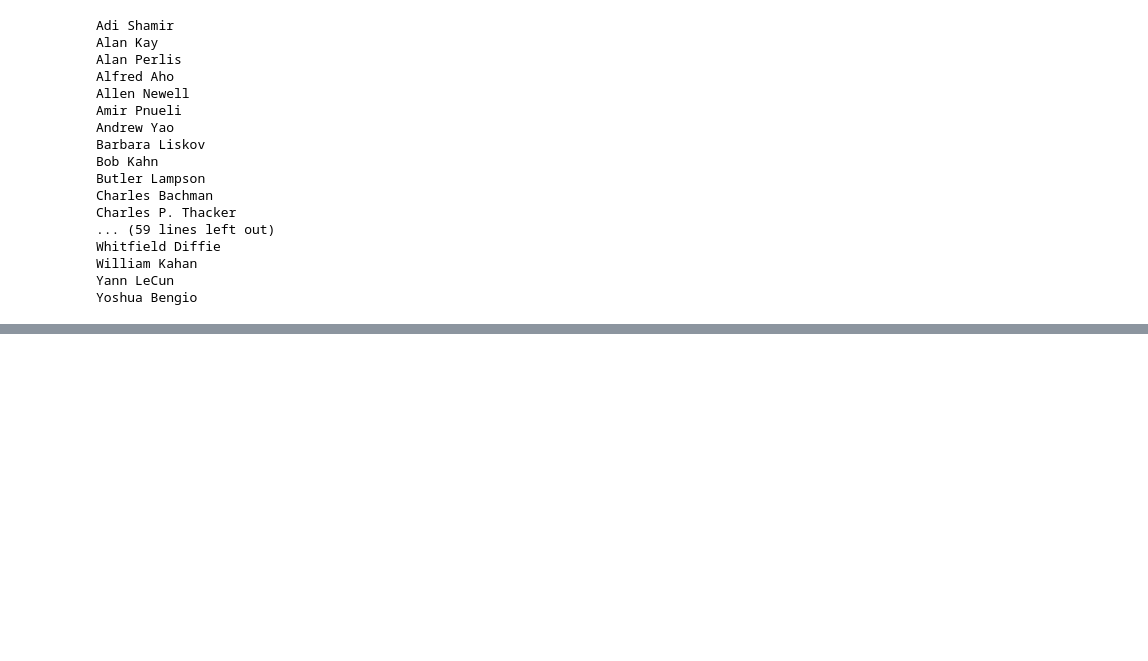
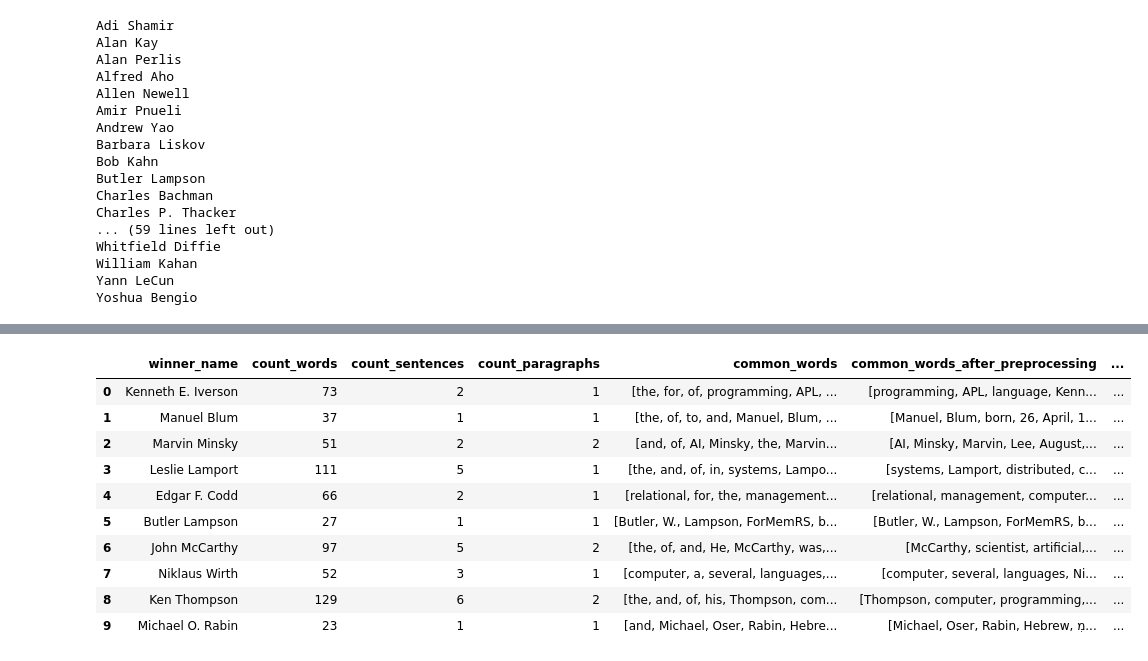
Before and after one commit to nat-rng/7CCSMCMP-cw2, a Jupyter notebook: CW2_A3.ipynb, the cells around one changed output, grey strips where cells are left out. Cells and saved outputs as stored; diff of their text form; code cells hidden in the pictures; blank space fills up the shorter version.

```diff
--- a/CW2_A3.ipynb
+++ b/CW2_A3.ipynb
@@ -523,19 +384,0 @@ Task 6
-# %%
-award_winners_intro = award_winners_intro.assign(synonyms = np.nan, antonyms = np.nan)
-common_words_after_preprocessing = award_winners_intro["common_words_after_preprocessing"]
-
-def get_synonyms(common_words):
-    synonyms = [l.name() for word in common_words for syn in wordnet.synsets(word) for l in syn.lemmas() if l.name() != word]
-    return list(OrderedDict.fromkeys(synonyms))
-
-def get_antonyms(common_words):
-    antonyms = [l.antonyms()[0].name() for word in common_words for syn in wordnet.synsets(word) for l in syn.lemmas() if l.antonyms()]
-    return list(OrderedDict.fromkeys(antonyms))
-
-for i in range(len(common_words_after_preprocessing)):
-    common_words = common_words_after_preprocessing[i]
-    synonyms, antonyms = get_synonyms(common_words), get_antonyms(common_words)
-    award_winners_intro["synonyms"].iloc[i] = synonyms
-    award_winners_intro["antonyms"].iloc[i] = antonyms
-
-award_winners_intro.head(10)
@@ -731,0 +586,58 @@ plt.show()
+# %%
+# Add synonyms and antonyms columns to the DataFrame
+award_winners_intro = award_winners_intro.assign(synonyms = np.nan, antonyms = np.nan)
+# Get all the common words from the preprocessed intro texts from the DataFrame
+common_words_after_preprocessing = award_winners_intro["common_words_after_preprocessing"]
+
+def get_synonyms(common_words):
+    """
+    Takes as input a list of common words and returns a list of synonyms for the common words.
+
+    Args:
+        common_words (list): List of common words.
+
+    Returns:
+        list: List of synonyms for the common words excluding the word itself.
+    """
+    synonyms = [l.name() for word in common_words for syn in wordnet.synsets(word) for l in syn.lemmas() if l.name() != word]
+    return list(OrderedDict.fromkeys(synonyms))
+
+def get_antonyms(common_words):
+    """
+    Takes as input a list of common words and returns a list of antonyms for the common words.
+
+    Args:
+        common_words (list): List of common words.
+
+    Returns:
+        list: List of antonyms for the common words.
+    """
+    antonyms = [l.antonyms()[0].name() for word in common_words for syn in wordnet.synsets(word) for l in syn.lemmas() if l.antonyms()]
+    return list(OrderedDict.fromkeys(antonyms))
+
+#iterate through the list of lists of common words and get the synonyms and antonyms for each word in the list,
+# outputting the results to the DataFrame's synonyms and antonyms columns
+synonyms = []
+antonyms = []
+for common_words in common_words_after_preprocessing:
+    synonyms_list, antonyms_list = get_synonyms(common_words), get_antonyms(common_words)
+    synonyms.append(synonyms_list)
+    antonyms.append(antonyms_list)
+
+award_winners_intro["synonyms"] = synonyms
+award_winners_intro["antonyms"] = antonyms
+
+# Get the first 10 rows of the DataFrame (order is dependent on the order the rows were called in the API)
+award_winners_intro.head(10)
+# %% [output]
+|  | winner_name | count_words | count_sentences | count_paragraphs | common_words | common_words_after_preprocessing | ... |
+| 0 | Kenneth E. Iverson | 73 | 2 | 1 | [the, for, of, programming, APL, ... | [programming, APL, language, Kenn... | ... |
+| 1 | Manuel Blum | 37 | 1 | 1 | [the, of, to, and, Manuel, Blum, ... | [Manuel, Blum, born, 26, April, 1... | ... |
+| 2 | Marvin Minsky | 51 | 2 | 2 | [and, of, AI, Minsky, the, Marvin... | [AI, Minsky, Marvin, Lee, August,... | ... |
+| 3 | Leslie Lamport | 111 | 5 | 1 | [the, and, of, in, systems, Lampo... | [systems, Lamport, distributed, c... | ... |
+| 4 | Edgar F. Codd | 66 | 2 | 1 | [relational, for, the, management... | [relational, management, computer... | ... |
+| 5 | Butler Lampson | 27 | 1 | 1 | [Butler, W., Lampson, ForMemRS, b... | [Butler, W., Lampson, ForMemRS, b... | ... |
+| 6 | John McCarthy | 97 | 5 | 2 | [the, of, and, He, McCarthy, was,... | [McCarthy, scientist, artificial,... | ... |
+| 7 | Niklaus Wirth | 52 | 3 | 1 | [computer, a, several, languages,... | [computer, several, languages, Ni... | ... |
+| 8 | Ken Thompson | 129 | 6 | 2 | [the, and, of, his, Thompson, com... | [Thompson, computer, programming,... | ... |
+| 9 | Michael O. Rabin | 23 | 1 | 1 | [and, Michael, Oser, Rabin, Hebre... | [Michael, Oser, Rabin, Hebrew, מִ... | ... |
```
Also changed, not shown: parts of 64 cells of this notebook, 2 other files.
